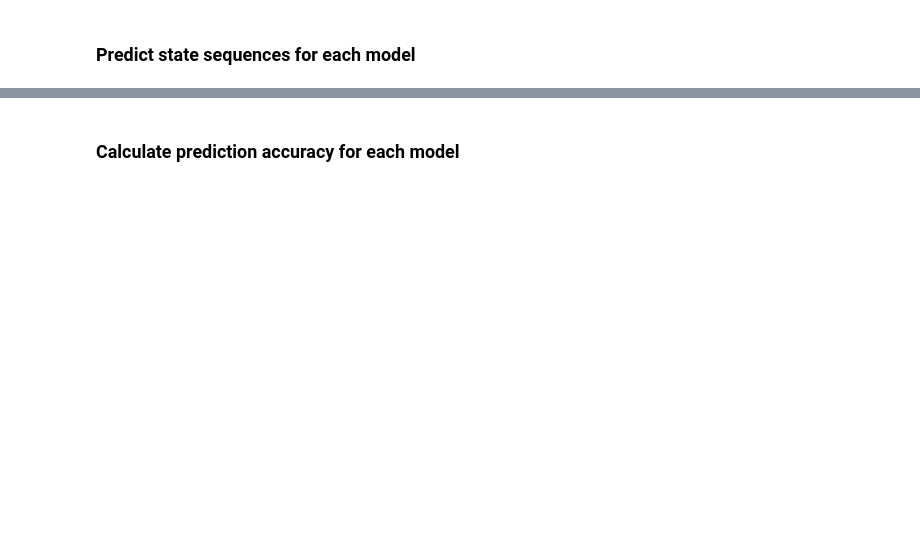
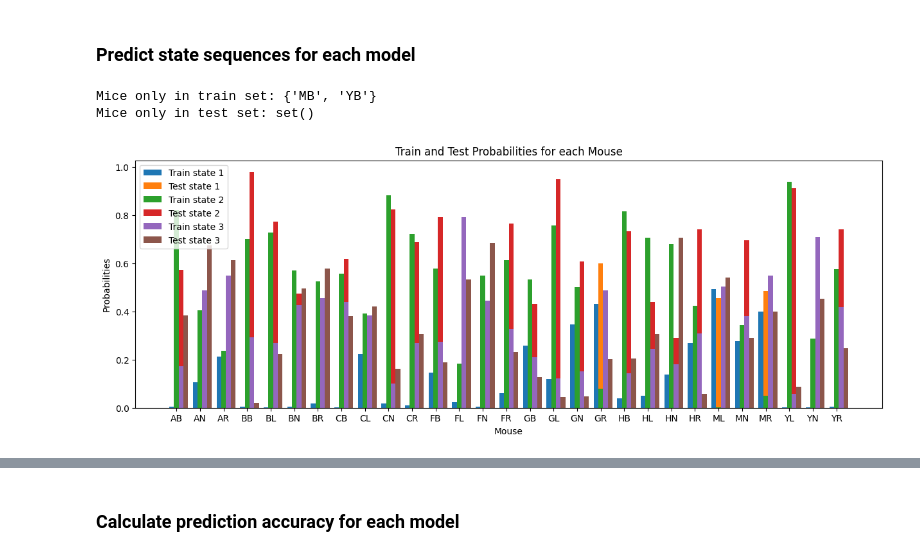
Before and after one commit to jbwallace123/glm_and_glmhmm, a Jupyter notebook: notebooks/global_v_animal(GLM-HMM).ipynb, the cells around one changed output, grey strips where cells are left out. Drawn from its saved outputs; the diff is of its cells as text; code cells hidden in the pictures; blank space fills up the shorter version.

```diff
--- a/notebooks/global_v_animal(GLM-HMM).ipynb
+++ b/notebooks/global_v_animal(GLM-HMM).ipynb
@@ -487,0 +534,5 @@ global_train_states, global_test_states = qUtils.predict_state(global_train_x, g
+# %%
+model_idx = 2
+num_states = global_train_states_df[model_idx]['num_states']
+train_states = global_train_states_df[model_idx]['df']
+test_states = global_test_states_df[model_idx]['df']
@@ -487,0 +552,71 @@ global_train_states, global_test_states = qUtils.predict_state(global_train_x, g
+# %%
+#for each unique mouse, average the state probabilities for each state
+mice = test_states['Mouse ID'].unique()
+mouse_state_probs_test = []
+for mouse in mice:
+    mouse_df = test_states[test_states['Mouse ID'] == mouse]
+    age = mouse_df['Age_Group'].unique()
+    for a in age:
+        age_df = mouse_df[mouse_df['Age_Group'] == a]
+        state_probs = []
+        for i in range(num_states):
+            state_probs.append(np.mean(age_df['state' + str(i + 1)]))
+        mouse_state_probs_test.append({'mouse': mouse, 'age': a, 'state_probs': state_probs})
+# %%
+# Gather a set of unique mice in train and test datasets
+train_mice_set = set(mouse['mouse'] for mouse in mouse_state_probs_train)
+test_mice_set = set(mouse['mouse'] for mouse in mouse_state_probs_test)
+
+# Find mice that are only in train or test set
+only_in_train = train_mice_set - test_mice_set
+only_in_test = test_mice_set - train_mice_set
+
+# Process mice that are in both train and test sets
+#add Train and Test state probabilities for each mouse to list
+mouse_probs_comparison = []
+for mouse_train in mouse_state_probs_train:
+    if mouse_train['mouse'] in test_mice_set:
+        mouse_test = next((mouse for mouse in mouse_state_probs_test if mouse['mouse'] == mouse_train['mouse']), None)
+        if mouse_test is not None and mouse_train['age'] == mouse_test['age']:
+            #print('Mouse: ' + str(mouse_train['mouse']) + ' Age: ' + str(mouse_train['age']))
+            #print('Train: ' + str(mouse_train['state_probs']))
+            #print('Test: ' + str(mouse_test['state_probs']))
+            mouse_probs_comparison.append({'mouse': mouse_train['mouse'], 'age': mouse_train['age'],
+                                           'train_probs': mouse_train['state_probs'], 'test_probs': mouse_test['state_probs']})
+
+
+print('Mice only in train set: ' + str(only_in_train))
+print('Mice only in test set: ' + str(only_in_test))
+# %% [output]
+Mice only in train set: {'MB', 'YB'}
+Mice only in test set: set()
+# %%
+# Extracting data for plotting
+mice = [entry['mouse'] for entry in mouse_probs_comparison]
+train_probs = [entry['train_probs'] for entry in mouse_probs_comparison]
+test_probs = [entry['test_probs'] for entry in mouse_probs_comparison]
+
+
+num_mice = len(mice)
+num_categories = len(train_probs[0])
+index = np.arange(num_mice)  # the x locations for the groups
+bar_width = 0.2
+space_width = 4
+
+# Plotting
+fig, ax = plt.subplots(figsize=(15, 5))
+for i in range(num_categories):
+    offset = (i - (num_categories - 1) / 2) * bar_width
+    train_bars = ax.bar(index + offset, [train_probs[j][i] for j in range(num_mice)], bar_width, label=f'Train state {i+1}')
+    test_bars = ax.bar(index + offset + bar_width, [test_probs[j][i] for j in range(num_mice)], bar_width, label=f'Test state {i+1}')
+
+ax.set_xlabel('Mouse')
+ax.set_ylabel('Probabilities')
+ax.set_title('Train and Test Probabilities for each Mouse')
+ax.set_xticks(index)
+ax.set_xticklabels(mice)
+ax.legend()
+
+plt.show()
+# %% [output]
+[figure, added]
```
Also changed, not shown: parts of 28 cells of this notebook, 2 other files.
